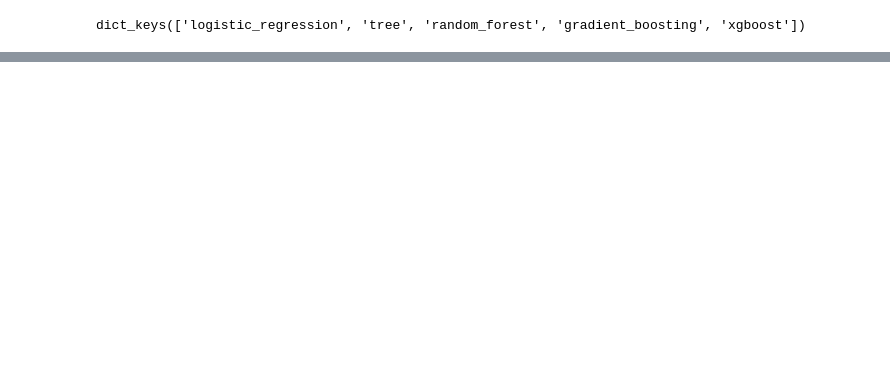
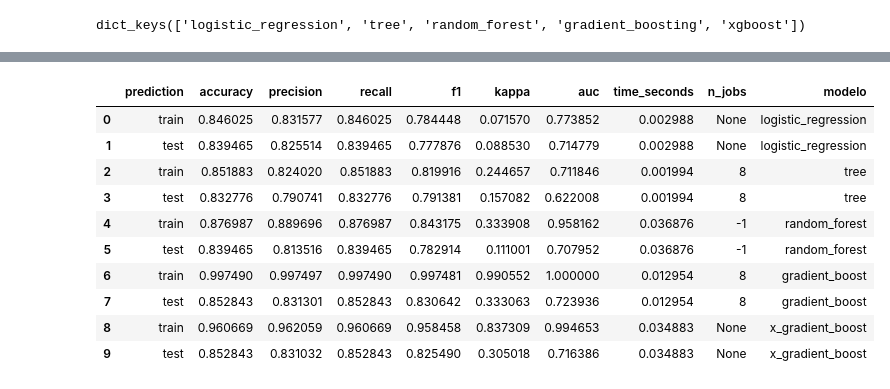
Before and after one commit to joseluisalmendral/Proyecto8_Clasificacion, a Jupyter notebook: notebooks/iteracion1/4_predicciones.ipynb, the cells around one changed output, grey strips where cells are left out. Cells and saved outputs as stored; diff of their text form; code cells hidden in the pictures; blank space fills up the shorter version.

```diff
--- a/notebooks/iteracion1/4_predicciones.ipynb
+++ b/notebooks/iteracion1/4_predicciones.ipynb
@@ -91,0 +100,5 @@ El mejor modelo es DecisionTreeClassifier(max_depth=3, min_samples_leaf=4, rando
+# %%
+df_random_forest = models_asistant.ajustar_modelo("random_forest", param_grid=default_params["random_forest"])
+df_random_forest = models_asistant.calcular_metricas("random_forest")
+df_random_forest["modelo"] = "random_forest"
+df_random_forest
@@ -91,0 +112,5 @@ El mejor modelo es DecisionTreeClassifier(max_depth=3, min_samples_leaf=4, rando
+# %%
+df_gradient_boosting = models_asistant.ajustar_modelo("gradient_boosting", param_grid=default_params["gradient_boosting"])
+df_gradient_boosting = models_asistant.calcular_metricas("gradient_boosting")
+df_gradient_boosting["modelo"] = "gradient_boost"
+df_gradient_boosting
@@ -91,0 +124,5 @@ El mejor modelo es DecisionTreeClassifier(max_depth=3, min_samples_leaf=4, rando
+# %%
+df_xgboost = models_asistant.ajustar_modelo("xgboost", param_grid=default_params["xgboost"])
+df_xgboost = models_asistant.calcular_metricas("xgboost")
+df_xgboost["modelo"] = "x_gradient_boost"
+df_xgboost
@@ -91,0 +150,16 @@ El mejor modelo es DecisionTreeClassifier(max_depth=3, min_samples_leaf=4, rando
+# %%
+df_completo = pd.concat([df_logistic_regresion, df_tree, df_random_forest, df_gradient_boosting, df_xgboost])
+df_completo.reset_index(drop=True, inplace=True)
+df_completo.style.apply(sup_models.color_filas_por_modelo, axis = 1)
+# %% [output]
+|  | prediction | accuracy | precision | recall | f1 | kappa | auc | time_seconds | n_jobs | modelo |
+| 0 | train | 0.846025 | 0.831577 | 0.846025 | 0.784448 | 0.071570 | 0.773852 | 0.002988 | None | logistic_regression |
+| 1 | test | 0.839465 | 0.825514 | 0.839465 | 0.777876 | 0.088530 | 0.714779 | 0.002988 | None | logistic_regression |
+| 2 | train | 0.851883 | 0.824020 | 0.851883 | 0.819916 | 0.244657 | 0.711846 | 0.001994 | 8 | tree |
+| 3 | test | 0.832776 | 0.790741 | 0.832776 | 0.791381 | 0.157082 | 0.622008 | 0.001994 | 8 | tree |
+| 4 | train | 0.876987 | 0.889696 | 0.876987 | 0.843175 | 0.333908 | 0.958162 | 0.036876 | -1 | random_forest |
+| 5 | test | 0.839465 | 0.813516 | 0.839465 | 0.782914 | 0.111001 | 0.707952 | 0.036876 | -1 | random_forest |
+| 6 | train | 0.997490 | 0.997497 | 0.997490 | 0.997481 | 0.990552 | 1.000000 | 0.012954 | 8 | gradient_boost |
+| 7 | test | 0.852843 | 0.831301 | 0.852843 | 0.830642 | 0.333063 | 0.723936 | 0.012954 | 8 | gradient_boost |
+| 8 | train | 0.960669 | 0.962059 | 0.960669 | 0.958458 | 0.837309 | 0.994653 | 0.034883 | None | x_gradient_boost |
+| 9 | test | 0.852843 | 0.831032 | 0.852843 | 0.825490 | 0.305018 | 0.716386 | 0.034883 | None | x_gradient_boost |
```
Also changed, not shown: parts of 17 cells of this notebook, 1 other file.
